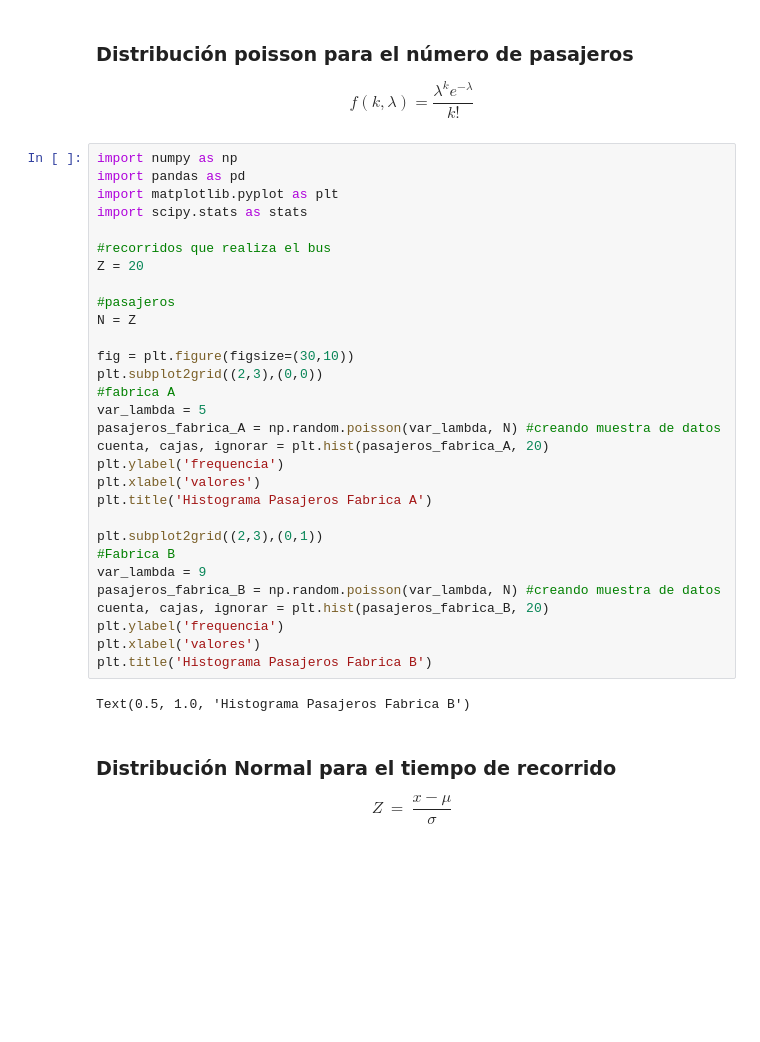
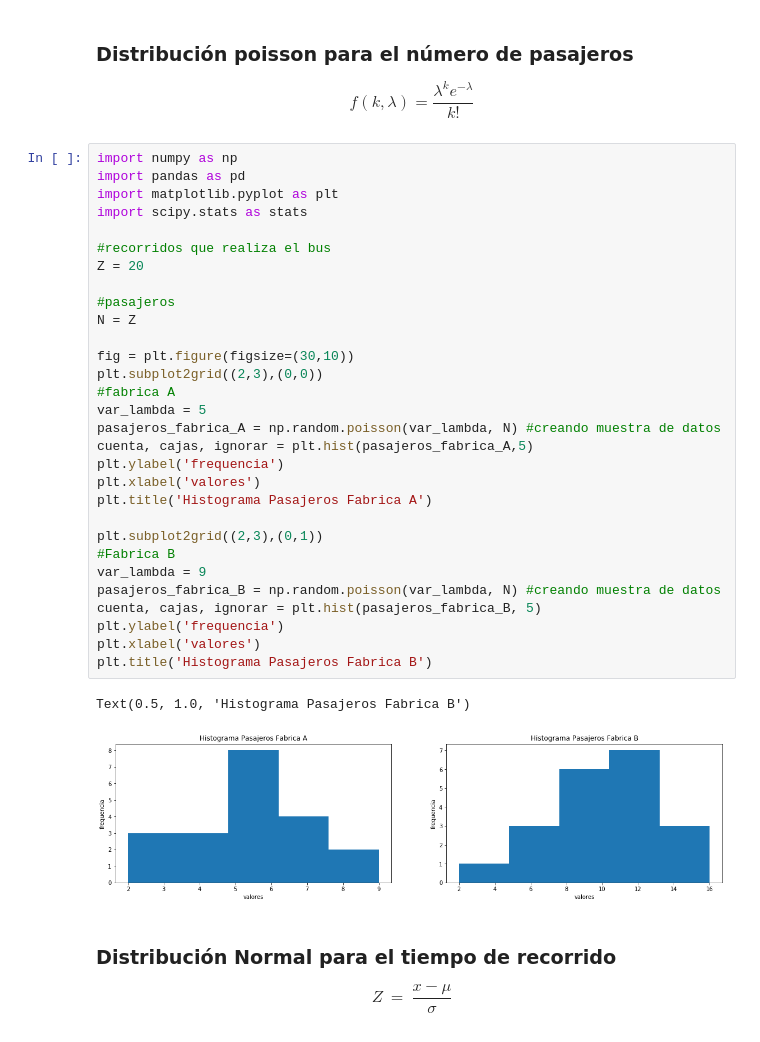
Before and after one commit to danielgaviriam/proyecto_simulacion1, a Jupyter notebook: simulacion.ipynb, the cells around one changed output. Drawn from its saved outputs; the diff is of its cells as text; blank space fills up the shorter version.

```diff
--- a/simulacion.ipynb
+++ b/simulacion.ipynb
@@ -8,35 +8,36 @@ $$f\left(k,\lambda \right)=\frac{\lambda ^ke^{-\lambda }}{k!}$$
 # %%
 import numpy as np
 import pandas as pd
 import matplotlib.pyplot as plt
 import scipy.stats as stats
 
 #recorridos que realiza el bus
 Z = 20
 
 #pasajeros
 N = Z
 
 fig = plt.figure(figsize=(30,10))
 plt.subplot2grid((2,3),(0,0))
 #fabrica A
 var_lambda = 5
 pasajeros_fabrica_A = np.random.poisson(var_lambda, N) #creando muestra de datos
-cuenta, cajas, ignorar = plt.hist(pasajeros_fabrica_A, 20)
+cuenta, cajas, ignorar = plt.hist(pasajeros_fabrica_A,5)
 plt.ylabel('frequencia')
 plt.xlabel('valores')
 plt.title('Histograma Pasajeros Fabrica A')
 
 plt.subplot2grid((2,3),(0,1))
 #Fabrica B
 var_lambda = 9
 pasajeros_fabrica_B = np.random.poisson(var_lambda, N) #creando muestra de datos
-cuenta, cajas, ignorar = plt.hist(pasajeros_fabrica_B, 20)
+cuenta, cajas, ignorar = plt.hist(pasajeros_fabrica_B, 5)
 plt.ylabel('frequencia')
 plt.xlabel('valores')
 plt.title('Histograma Pasajeros Fabrica B')
 # %% [output]
 Text(0.5, 1.0, 'Histograma Pasajeros Fabrica B')
+[figure, added]
 # %% [markdown]
 ### **Distribución Normal para el tiempo de recorrido**
 
```
Also changed, not shown: parts of 5 cells of this notebook.
